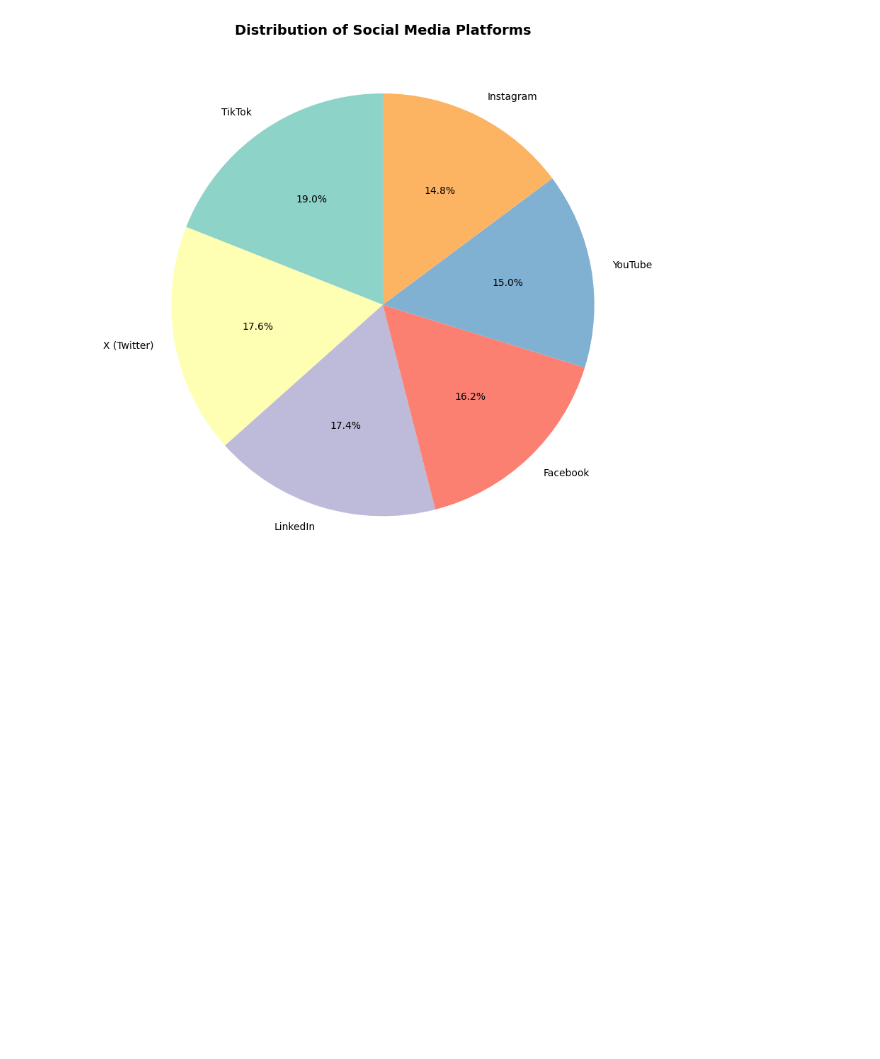
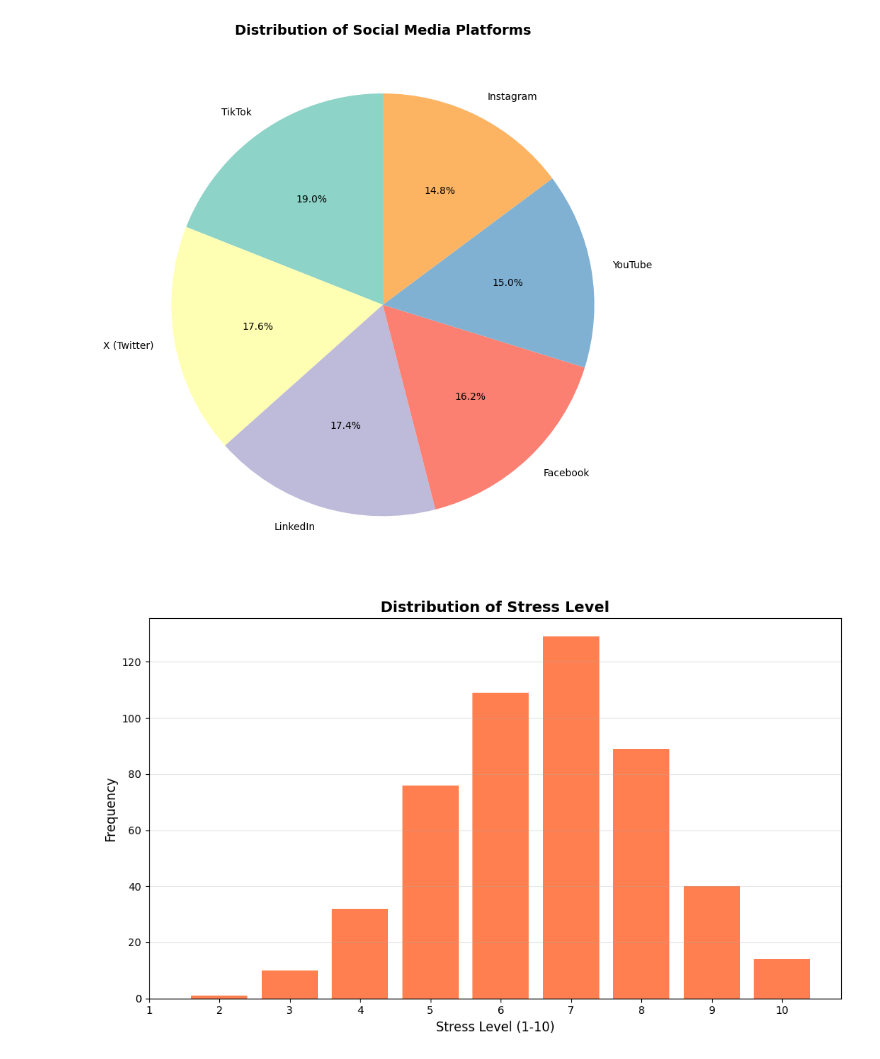
Before and after one commit to blendg36/my-first-repo, a Jupyter notebook: just_a_file.ipynb, the cells around one changed output. Drawn from its saved outputs; the diff is of its cells as text; code cells hidden in the pictures; blank space fills up the shorter version.

```diff
--- a/just_a_file.ipynb
+++ b/just_a_file.ipynb
@@ -74,0 +131,14 @@ plt.show()
+# %%
+plt.figure(figsize=(10, 6))
+plt.bar(df['Stress_Level(1-10)'].value_counts().sort_index().index,
+        df['Stress_Level(1-10)'].value_counts().sort_index().values,
+        color='coral')
+plt.xlabel('Stress Level (1-10)', fontsize=12)
+plt.ylabel('Frequency', fontsize=12)
+plt.title('Distribution of Stress Level', fontsize=14, fontweight='bold')
+plt.xticks(range(1, 11))
+plt.grid(axis='y', alpha=0.3)
+plt.tight_layout()
+plt.show()
+# %% [output]
+[figure, added]
```
Also changed, not shown: parts of 5 cells of this notebook.
